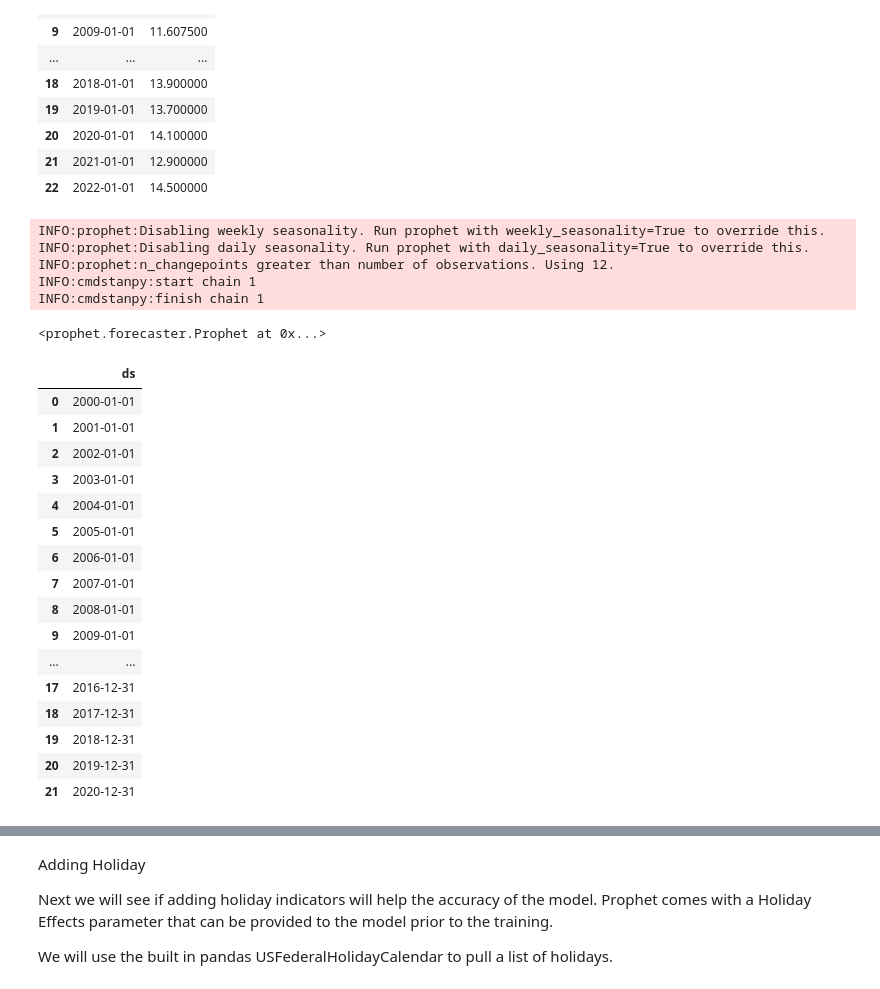
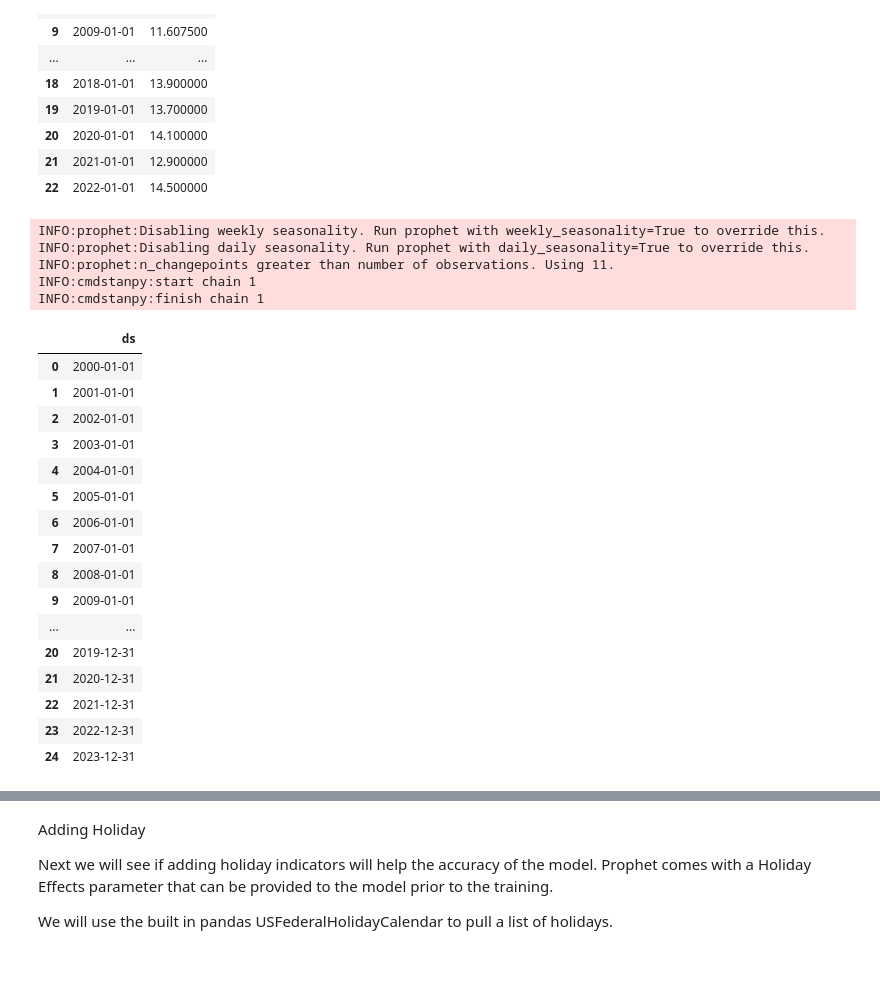
Before and after one commit to DylanLavoue/IA_Voltron, a Jupyter notebook: voltron_ia/notebooks/dataprocessing_meteo/dataviz_prophet_train.ipynb, the cells around one changed output, grey strips where cells are left out. Saved outputs shown, nothing was run; the diff lists cells and outputs as text; code cells hidden in the pictures.

```diff
--- a/voltron_ia/notebooks/dataprocessing_meteo/dataviz_prophet_train.ipynb
+++ b/voltron_ia/notebooks/dataprocessing_meteo/dataviz_prophet_train.ipynb
@@ -57,39 +56,43 @@ df_final
 df_final['ds'] = pd.to_datetime(df_final['ds'])
 
 # Split the data into train and test based on the date
-train = df_final.loc[df_final['ds'] < '2017-01-01']
-test = df_final.loc[df_final['ds'] >= '2017-01-01']
+train = df_final.loc[df_final['ds'] < '2015-01-01']
+test = df_final.loc[df_final['ds'] >= '2015-01-01']
-# %%
-# Python
-m = Prophet()
-m.fit(train)
-# %% [output]
-INFO:prophet:Disabling weekly seasonality. Run prophet with weekly_seasonality=True to override this.
-INFO:prophet:Disabling daily seasonality. Run prophet with daily_seasonality=True to override this.
-INFO:prophet:n_changepoints greater than number of observations. Using 12.
-INFO:cmdstanpy:start chain 1
-INFO:cmdstanpy:finish chain 1
-<prophet.forecaster.Prophet at 0x...>
+# %%
+m = Prophet(
+    seasonality_mode='multiplicative',
+    yearly_seasonality=False,
+    seasonality_prior_scale=1,
+)
+m.add_seasonality(name='non-seasonal', period=1, fourier_order=12, mode='additive')
+# Fit the model to the training data
+m_train = m.fit(train)
+# %% [output]
+INFO:prophet:Disabling weekly seasonality. Run prophet with weekly_seasonality=True to override this.
+INFO:prophet:Disabling daily seasonality. Run prophet with daily_seasonality=True to override this.
+INFO:prophet:n_changepoints greater than number of observations. Using 11.
+INFO:cmdstanpy:start chain 1
+INFO:cmdstanpy:finish chain 1
 # %%
-future = m.make_future_dataframe(periods=5, freq='Y')
+future = m_train.make_future_dataframe(periods=10, freq='Y')
 future
 # %% [output]
 |  | ds |
 | 0 | 2000-01-01 |
 | 1 | 2001-01-01 |
 | 2 | 2002-01-01 |
 | 3 | 2003-01-01 |
 | 4 | 2004-01-01 |
 | 5 | 2005-01-01 |
 | 6 | 2006-01-01 |
 | 7 | 2007-01-01 |
 | 8 | 2008-01-01 |
 | 9 | 2009-01-01 |
 | ... | ... |
-| 17 | 2016-12-31 |
-| 18 | 2017-12-31 |
-| 19 | 2018-12-31 |
 | 20 | 2019-12-31 |
 | 21 | 2020-12-31 |
+| 22 | 2021-12-31 |
+| 23 | 2022-12-31 |
+| 24 | 2023-12-31 |
 # %%
 # Python
```
Also changed, not shown: parts of 12 cells of this notebook, 15 other files.
